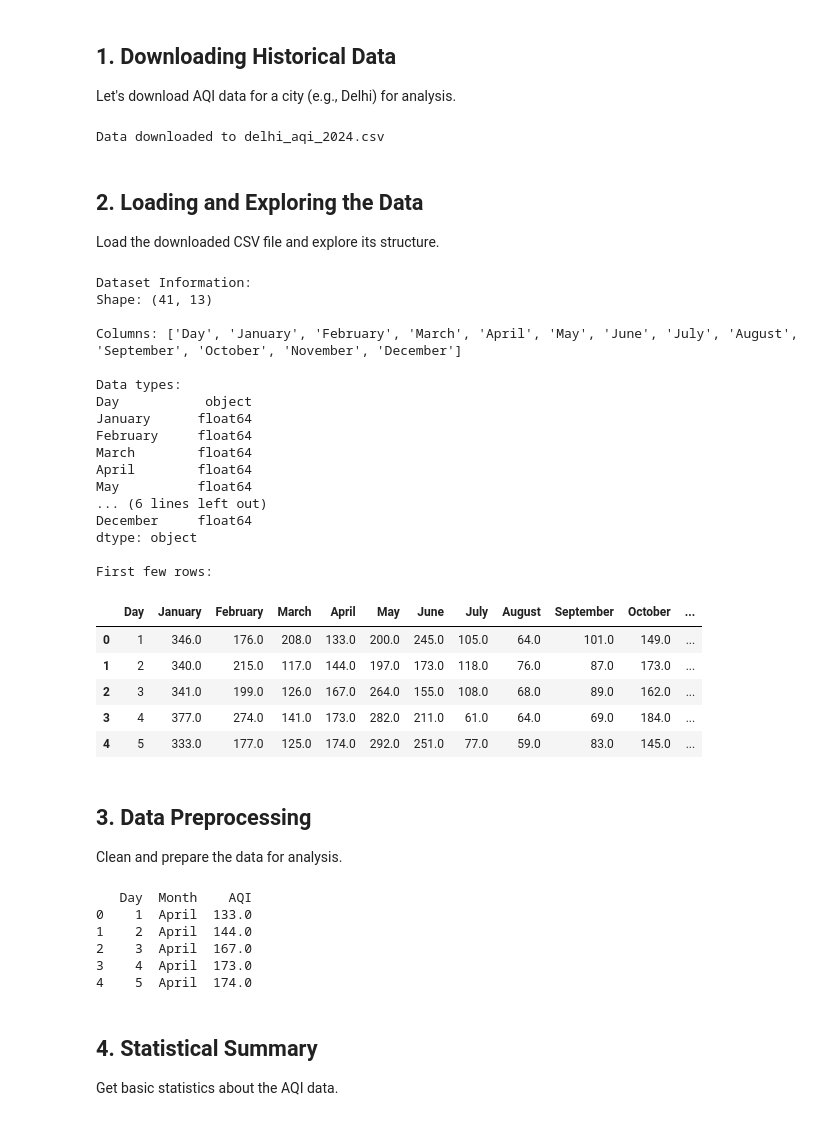
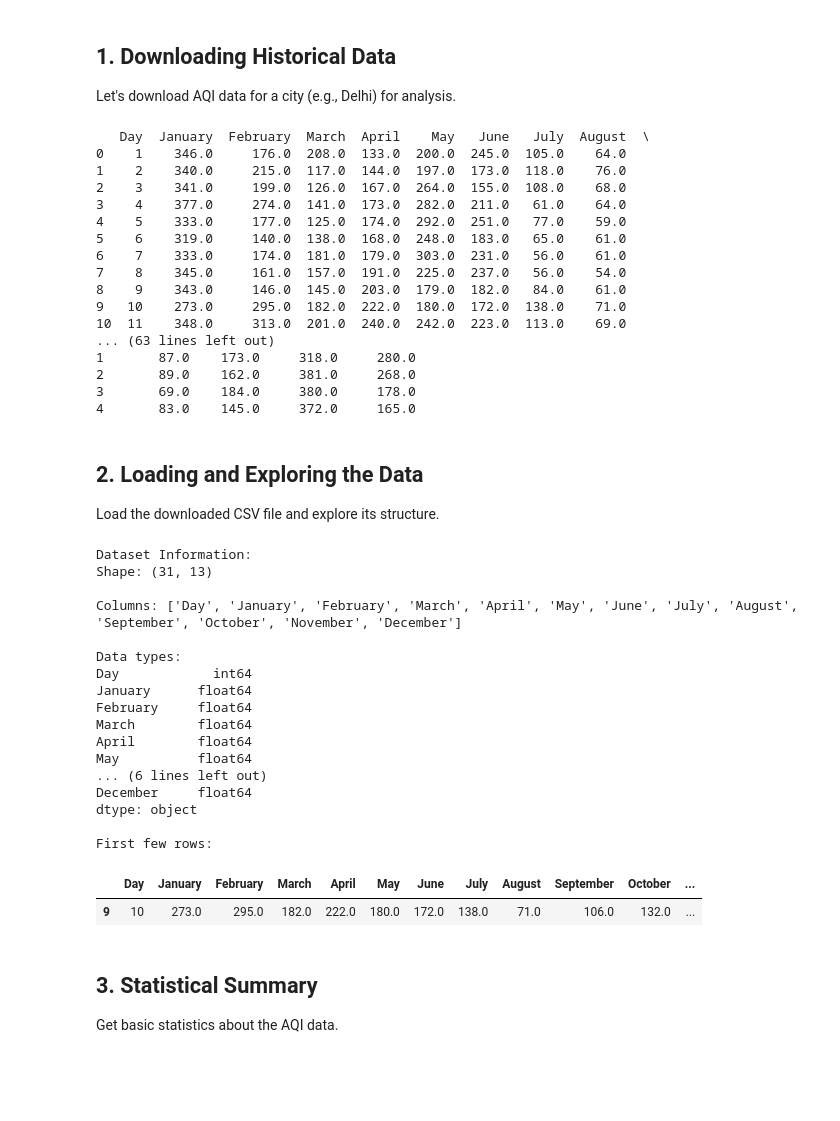
Before and after one commit to saketkc/vayuayan, a Jupyter notebook: notebooks/02_historical_data_analysis.ipynb, the cells around one changed output. Saved outputs shown, nothing was run; the diff lists cells and outputs as text; code cells hidden in the pictures; blank space fills up the shorter version.

```diff
--- a/notebooks/02_historical_data_analysis.ipynb
+++ b/notebooks/02_historical_data_analysis.ipynb
@@ -47,10 +45,29 @@ city = "Delhi"
 year = "2024"
 output_file = f"{city.lower()}_aqi_{year}.csv"
 
-client.download_past_year_AQI_data_cityLevel(city, year, output_file)
+df = client.download_past_year_AQI_data_cityLevel(city, year, output_file)
 print(f"Data downloaded to {output_file}")
+
+# Display the first few rows of the dataframe
+print(df)
 # %% [output]
-Data downloaded to delhi_aqi_2024.csv
+   Day  January  February  March  April    May   June   July  August  \
+0    1    346.0     176.0  208.0  133.0  200.0  245.0  105.0    64.0
+1    2    340.0     215.0  117.0  144.0  197.0  173.0  118.0    76.0
+2    3    341.0     199.0  126.0  167.0  264.0  155.0  108.0    68.0
+3    4    377.0     274.0  141.0  173.0  282.0  211.0   61.0    64.0
+4    5    333.0     177.0  125.0  174.0  292.0  251.0   77.0    59.0
+5    6    319.0     140.0  138.0  168.0  248.0  183.0   65.0    61.0
+6    7    333.0     174.0  181.0  179.0  303.0  231.0   56.0    61.0
+7    8    345.0     161.0  157.0  191.0  225.0  237.0   56.0    54.0
+8    9    343.0     146.0  145.0  203.0  179.0  182.0   84.0    61.0
+9   10    273.0     295.0  182.0  222.0  180.0  172.0  138.0    71.0
+10  11    348.0     313.0  201.0  240.0  242.0  223.0  113.0    69.0
+... (63 lines left out)
+1       87.0    173.0     318.0     280.0
+2       89.0    162.0     381.0     268.0
+3       69.0    184.0     380.0     178.0
+4       83.0    145.0     372.0     165.0
 # %% [markdown]
 ## 2. Loading and Exploring the Data
 
@@ -58,73 +75,38 @@ Load the downloaded CSV file and explore its structure.
 # %%
 # Load the data
 df = pd.read_csv(output_file)
 
 # For demonstration purposes, let's create sample data structure
 # Uncomment the above line when you have actual data
 
 print("Dataset Information:")
 print(f"Shape: {df.shape}")
 print(f"\nColumns: {df.columns.tolist()}")
 print(f"\nData types:\n{df.dtypes}")
 print(f"\nFirst few rows:")
-df.head()
+df.sample()
 # %% [output]
 Dataset Information:
-Shape: (41, 13)
+Shape: (31, 13)
 
 Columns: ['Day', 'January', 'February', 'March', 'April', 'May', 'June', 'July', 'August', 'September', 'October', 'November', 'December']
 
 Data types:
-Day           object
+Day            int64
 January      float64
 February     float64
 March        float64
 April        float64
 May          float64
 ... (6 lines left out)
 December     float64
 dtype: object
 
 First few rows:
 |  | Day | January | February | March | April | May | June | July | August | September | October | ... |
-| 0 | 1 | 346.0 | 176.0 | 208.0 | 133.0 | 200.0 | 245.0 | 105.0 | 64.0 | 101.0 | 149.0 | ... |
-| 1 | 2 | 340.0 | 215.0 | 117.0 | 144.0 | 197.0 | 173.0 | 118.0 | 76.0 | 87.0 | 173.0 | ... |
-| 2 | 3 | 341.0 | 199.0 | 126.0 | 167.0 | 264.0 | 155.0 | 108.0 | 68.0 | 89.0 | 162.0 | ... |
-| 3 | 4 | 377.0 | 274.0 | 141.0 | 173.0 | 282.0 | 211.0 | 61.0 | 64.0 | 69.0 | 184.0 | ... |
-| 4 | 5 | 333.0 | 177.0 | 125.0 | 174.0 | 292.0 | 251.0 | 77.0 | 59.0 | 83.0 | 145.0 | ... |
+| 9 | 10 | 273.0 | 295.0 | 182.0 | 222.0 | 180.0 | 172.0 | 138.0 | 71.0 | 106.0 | 132.0 | ... |
-# %% [markdown]
-## 3. Data Preprocessing
-
-Clean and prepare the data for analysis.
-# %%
-# Remove non-data rows if present (e.g., summary/statistics rows)
-df_clean = df[df['Day'].apply(lambda x: str(x).isdigit())].copy()
-
-# Convert 'Day' to integer
-df_clean['Day'] = df_clean['Day'].astype(int)
-
-# Melt the dataframe to long format: columns 'Day', 'Month', 'AQI'
-df_long = df_clean.melt(id_vars='Day', value_vars=[
-    'January', 'February', 'March', 'April', 'May', 'June',
-    'July', 'August', 'September', 'October', 'November', 'December'
-], var_name='Month', value_name='AQI')
-
-# Drop missing AQI values
-df_long = df_long.dropna(subset=['AQI'])
-
-# Sort by Month and Day
-df_long = df_long.sort_values(['Month', 'Day']).reset_index(drop=True)
-
-print(df_long.head())
-# %% [output]
-   Day  Month    AQI
-0    1  April  133.0
-1    2  April  144.0
-2    3  April  167.0
-3    4  April  173.0
-4    5  April  174.0
 # %% [markdown]
-## 4. Statistical Summary
+## 3. Statistical Summary
 
 Get basic statistics about the AQI data.
 # %%
```
Also changed, not shown: parts of 17 cells of this notebook, 4 other files.
